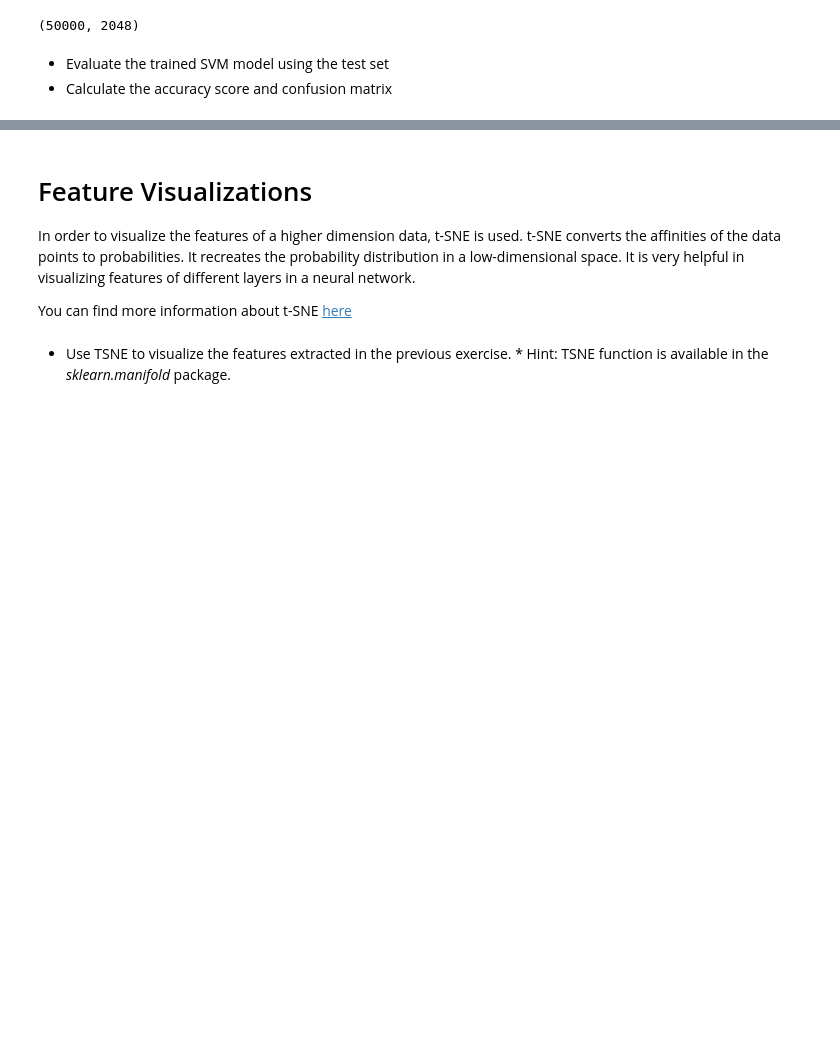
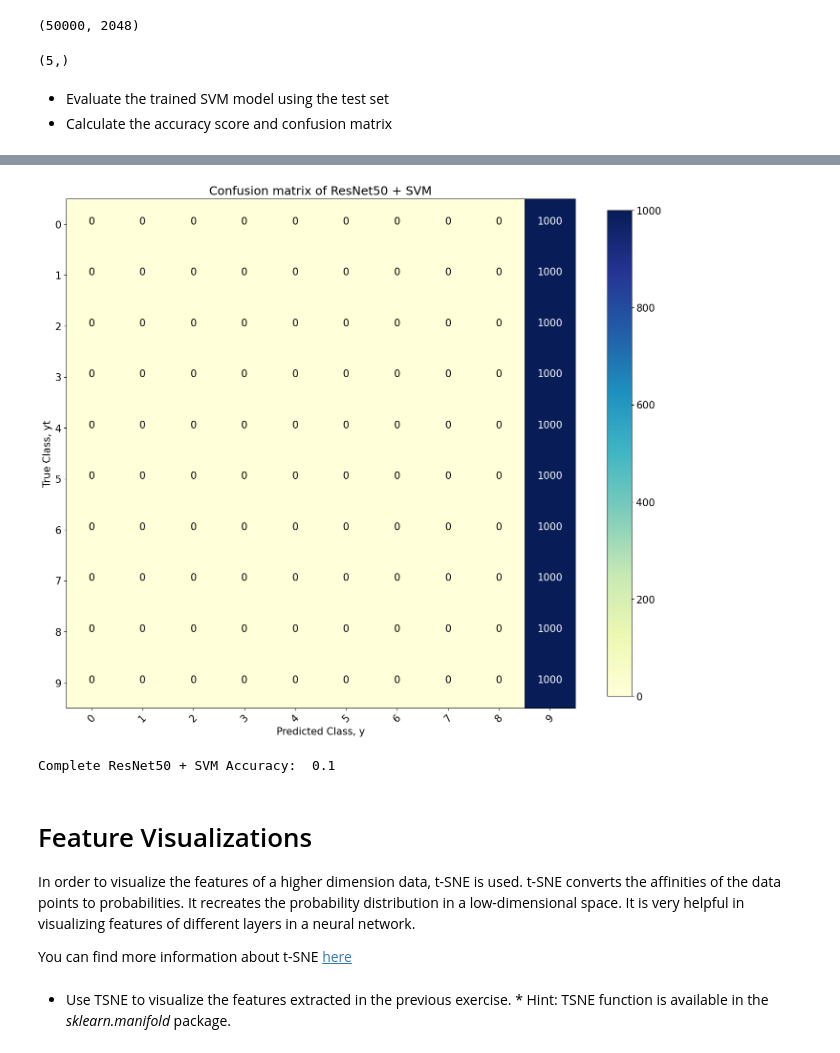
Before and after one commit to mario-rot/ComputerVisionCourse-MAI, a Jupyter notebook: Session 8/P8_Mario_Lauren.ipynb, the cells around one changed output, grey strips where cells are left out. Cells and saved outputs as stored; diff of their text form; code cells hidden in the pictures; blank space fills up the shorter version.

```diff
--- a/Session 8/P8_Mario_Lauren.ipynb
+++ b/Session 8/P8_Mario_Lauren.ipynb
@@ -568,11 +572,15 @@ extracted_features = model_rn.predict(x_train)
 extracted_features.shape
 # %% [output]
 (50000, 2048)
+# %%
+np.squeeze(y_train[:5]).shape
+# %% [output]
+(5,)
 # %%
 from sklearn.svm import SVC
 
 svc = SVC()
-svc.fit(extracted_features, y_train)
+svc.fit(extracted_features, np.squeeze(y_train))
 # %% [markdown]
 *    Evaluate the trained SVM model using the test set
 *    Calculate the accuracy score and confusion matrix
@@ -580,0 +587,8 @@ svc.fit(extracted_features, y_train)
+# %%
+# solution
+extracted_features_test = model_rn.predict(x_test)
+svc_preds = svc.predict(extracted_features_test)
+
+plot_confusion_matrix(confusion_matrix(y_test,svc_preds), list(range(10)), False,'YlGnBu', 'Confusion matrix of ResNet50 + SVM')
+print('Complete ResNet50 + SVM Accuracy: ', accuracy_score(y_test, svc_preds))
+# %% [output]
@@ -581,3 +596,5 @@ svc.fit(extracted_features, y_train)
+[figure, added]
+Complete ResNet50 + SVM Accuracy:  0.1
 # %% [markdown]
 # Feature Visualizations
 
```
Also changed, not shown: parts of 12 cells of this notebook, 1 other file.
